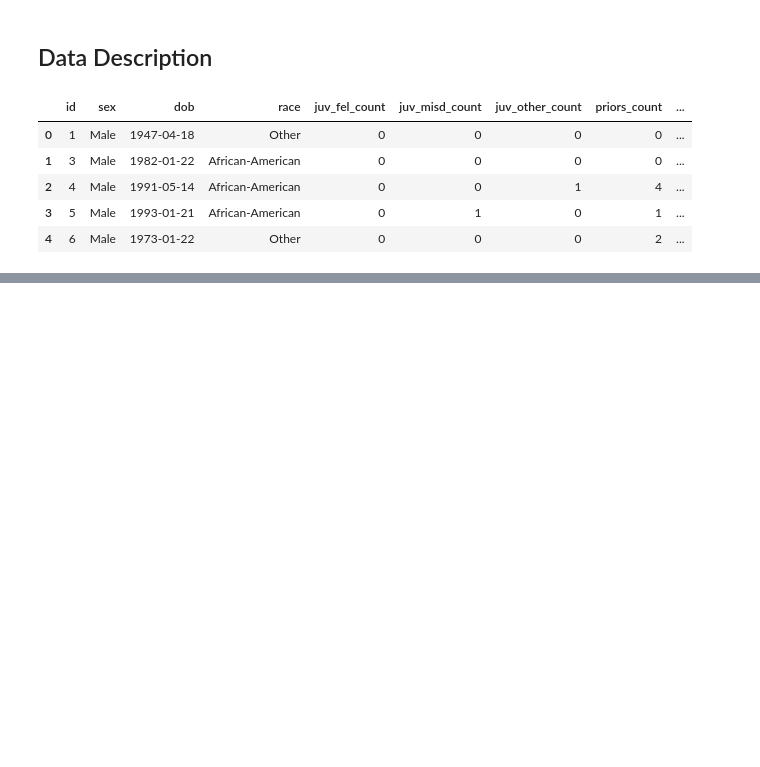
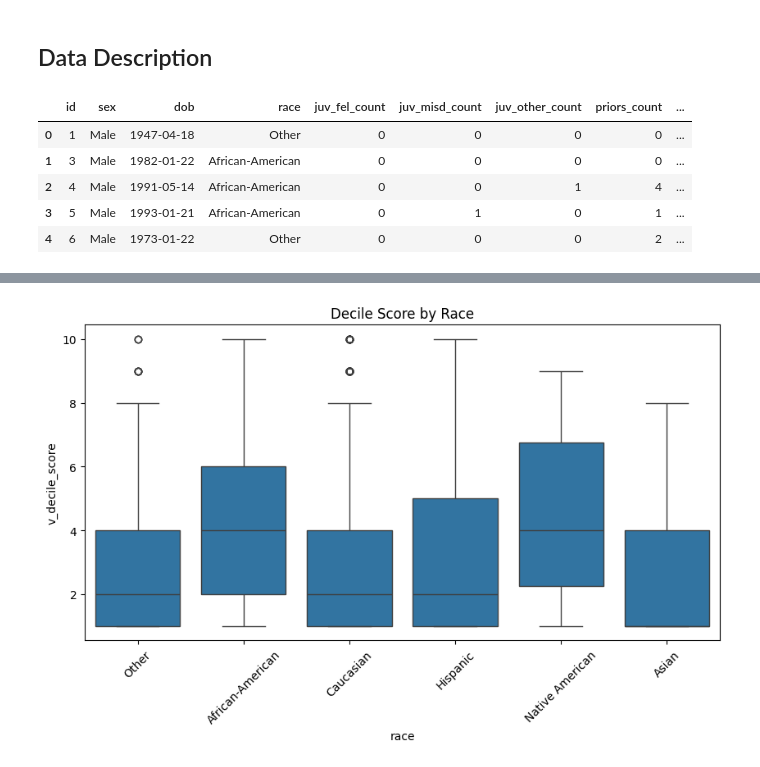
Before and after one commit to kidou16/AAIFinal, a Jupyter notebook: 1. Surrogate Model.ipynb, the cells around one changed output, grey strips where cells are left out. Cells and saved outputs as stored; diff of their text form; code cells hidden in the pictures; blank space fills up the shorter version.

```diff
--- a/1. Surrogate Model.ipynb
+++ b/1. Surrogate Model.ipynb
@@ -95,0 +127,9 @@ y_compas = [
+# %%
+# 3. Exploring relationships (e.g., Race vs Score)
+plt.figure(figsize=(10, 5))
+sns.boxplot(x='race', y='v_decile_score', data=dataset)
+plt.xticks(rotation=45)
+plt.title('Decile Score by Race')
+plt.show()
+# %% [output]
+[figure, added]
```
Also changed, not shown: parts of 17 cells of this notebook, 9 other files.
